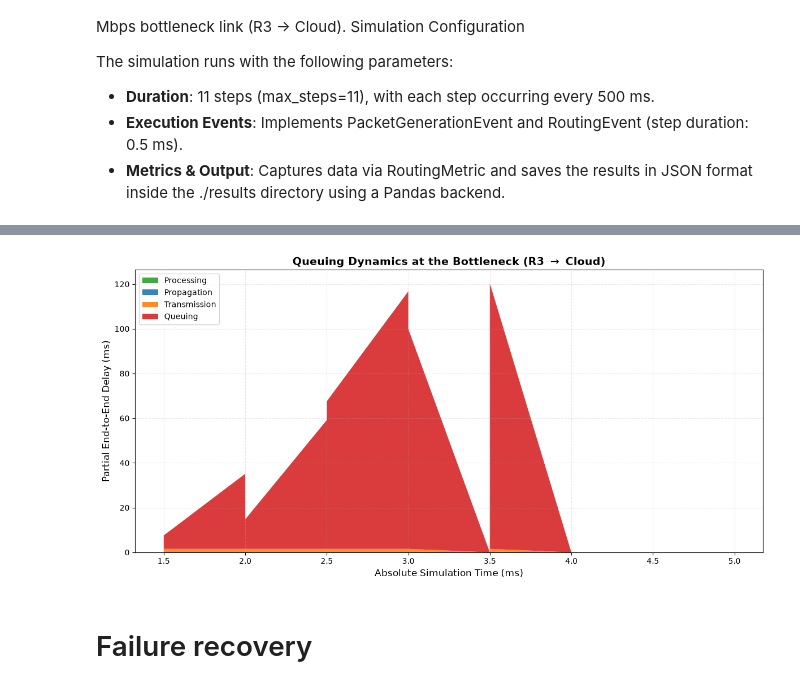
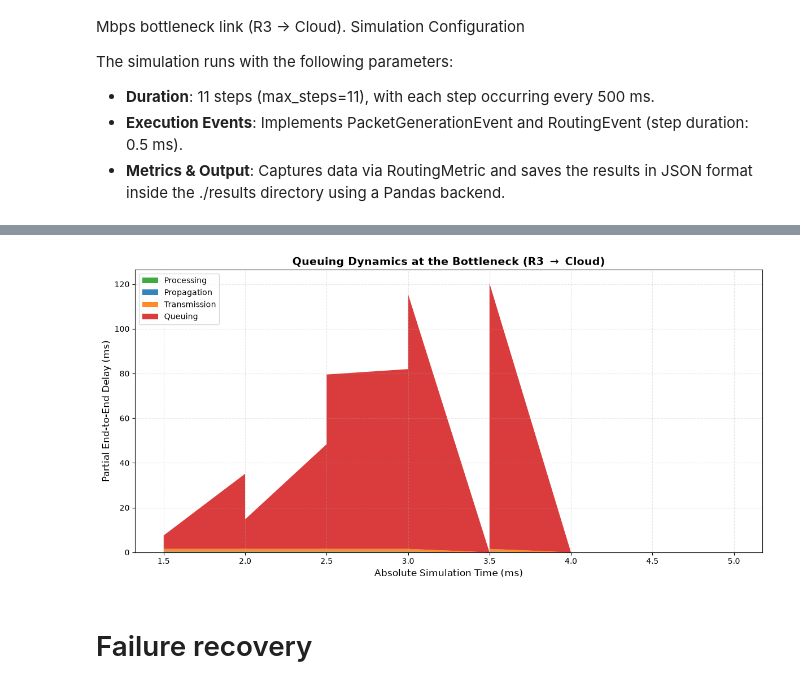
Before and after one commit to DavideOrsucci/eclypse-plus-net, a Jupyter notebook: examples/network_examples/demo.ipynb, the cells around one changed output, grey strips where cells are left out. Drawn from its saved outputs; the diff is of its cells as text; code cells hidden in the pictures.

Commit message:
Modified the routing metric logic and updated the script of the demos to show the results accordingly.

```diff
--- a/examples/network_examples/demo.ipynb
+++ b/examples/network_examples/demo.ipynb
@@ -400,46 +401,49 @@ dtype: float64
 # %%
 import pandas as pd
 import json
-import re
 import matplotlib.pyplot as plt
 import numpy as np
+import os
 
 def load_and_process_data(json_path: str, bottleneck_hop: str = 'R3->Cloud'):
     """
-    Load logs from the JSONL file, convert metrics to a DataFrame,
+    Load logs from the JSONL file, convert SoA metrics to a DataFrame,
     and calculate the physical arrival time at the bottleneck ingress.
     """
-    records = []
+    if not os.path.exists(json_path):
+        raise FileNotFoundError(f"File {json_path} not found")
+
+    df_list = []
 
     with open(json_path, 'r') as f:
         for line in f:
-            log = json.loads(line)
-            if log.get('event_name') == 'step' and 'data' in log:
-                for item in log['data']:
-                    if isinstance(item, list) and len(item) == 3:
-                        metric_string = item[1]
-                        value = item[2]
+            if line.strip():
+                log = json.loads(line)
+                # Intercept the correct callback for routing metrics
+                if log.get('callback_name') == 'traffic_routing':
+                    step_dict = {}
+                    for item in log.get('data', []):
+                        if len(item) == 3:
+                            step_dict[item[1]] = item[2]
 
-                        if metric_string and "hop" in metric_string:
-                            match = re.search(r'step_(\d+)_pkt_(\d+)_hop_(\d+)_(.+)', metric_string)
-                            if match:
-                                records.append({
-                                    'step': int(match.group(1)),
-                                    'pkt_id': int(match.group(2)),
-                                    'hop_idx': int(match.group(3)),
-                                    'metric': match.group(4),
-                                    'value': value
-                                })
+                    if step_dict:
+                        df_list.append(pd.DataFrame(step_dict))
 
-    df = pd.DataFrame(records)
-    df_pivot = df.pivot_table(index=['step', 'pkt_id', 'hop_idx'],
-                               columns='metric', values='value', aggfunc='first').reset_index()
+    if not df_list:
+        raise ValueError("The JSONL file is empty or does not contain valid routing metrics.")
 
-    bottleneck_df = df_pivot[df_pivot['hop'] == bottleneck_hop].copy()
+    # Concatenate all steps into a single DataFrame
+    df = pd.concat(df_list, ignore_index=True)
+
+    # Filter only the packets that traverse the bottleneck
+    bottleneck_df = df[df['hop'] == bottleneck_hop].copy()
+
+    # Ensure that the fields are numeric
     cols_to_numeric = ['arrival_at_next', 'processing_ms', 'queue_ms', 'transmission_ms', 'propagation_ms']
     for col in cols_to_numeric:
         bottleneck_df[col] = pd.to_numeric(bottleneck_df[col], errors='coerce').fillna(0)
 
+    # Calculate the moment when the packet physically entered the router's queue
     bottleneck_df['arrival_time_ms'] = bottleneck_df['arrival_at_next'] - (
         bottleneck_df['processing_ms'] +
         bottleneck_df['queue_ms'] +
@@ -453,36 +457,36 @@ def load_and_process_data(json_path: str, bottleneck_hop: str = 'R3->Cloud'):
 df_bottleneck = load_and_process_data('./results/json/application.jsonl')
 
 delay_cols = ['processing_ms', 'propagation_ms', 'transmission_ms', 'queue_ms']
-plot_data = df_bottleneck[delay_cols].apply(pd.to_numeric, errors='coerce').fillna(0)
+plot_data = df_bottleneck[delay_cols]
 
 x = df_bottleneck['arrival_time_ms'].to_numpy(dtype=float)
 y_data = [
     plot_data['processing_ms'].to_numpy(dtype=float),
     plot_data['propagation_ms'].to_numpy(dtype=float),
     plot_data['transmission_ms'].to_numpy(dtype=float),
     plot_data['queue_ms'].to_numpy(dtype=float)
 ]
 
 plt.figure(figsize=(12, 6))
 
 plt.stackplot(
     x,
     *y_data,
     labels=['Processing', 'Propagation', 'Transmission', 'Queuing'],
     alpha=0.9,
     colors=['#2ca02c', '#1f77b4', '#ff7f0e', '#d62728']
 )
 
-plt.title('Queuing Dynamics at the Bottleneck (R3 $\\rightarrow$ Cloud)', fontsize=14, fontweight='bold')
+plt.title(r'Queuing Dynamics at the Bottleneck (R3 $\rightarrow$ Cloud)', fontsize=14, fontweight='bold')
 plt.xlabel('Absolute Simulation Time (ms)', fontsize=12)
 plt.ylabel('Partial End-to-End Delay (ms)', fontsize=12)
 plt.legend(loc='upper left', fontsize=10, frameon=True)
 plt.grid(True, linestyle='--', alpha=0.3)
 
 plt.tight_layout()
 plt.show()
 # %% [output]
-[figure, old version]
+[figure, new version]
 # %% [markdown]
 # Failure recovery
 # %% [markdown]
```
Also changed, not shown: parts of 6 cells of this notebook, 2 other files.
